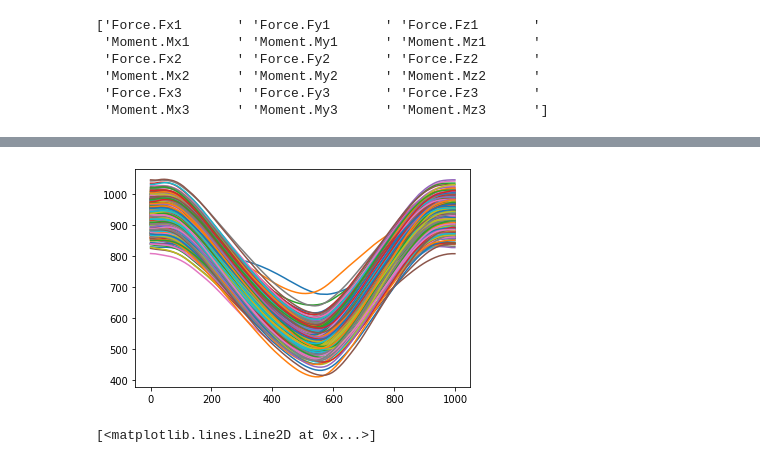
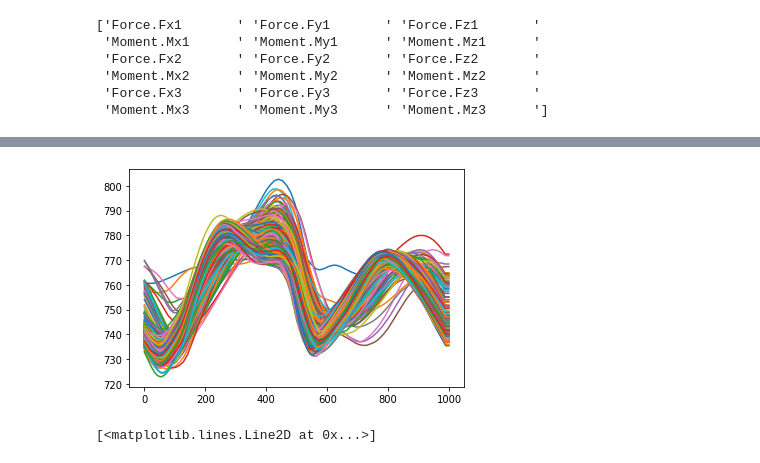
Before and after one commit to inseungkang/learningalgos, a Jupyter notebook: readc3d.ipynb, the cells around one changed output, grey strips where cells are left out. Saved outputs shown, nothing was run; the diff lists cells and outputs as text; code cells hidden in the pictures.

Commit message:
update stance idx code

```diff
--- a/readc3d.ipynb
+++ b/readc3d.ipynb
@@ -140,7 +191,7 @@ stance_idx_l = compute_stance_idx(force_l[:,2])
 
 foot_r = data_2_gc_resample(foot_r, stance_idx_r)
 foot_l = data_2_gc_resample(foot_l, stance_idx_l)
-
+com = data_2_gc_resample(com, stance_idx_r)
 # x = np.arange(len(force_r[:,2]))
 # heel = np.ones(len(stance_idx_r))*-100
 # plt.plot(x, force_r[:,2])
@@ -148,11 +199,11 @@ foot_l = data_2_gc_resample(foot_l, stance_idx_l)
 # plt.plot(stance_idx_r[:,1], heel,'bo')
 # plt.xlim(15000, 15500)
 # %%
-plt.plot(result[:,:,1])
+plt.plot(com[:,:,2])
 # # plt.ylim(-2, 2)
 plt.show()
 # %% [output]
-[figure, old version]
+[figure, new version]
 # %%
 # COM trajectory
 # test out the example of Pelvis Y
```
Also changed, not shown: parts of 2 cells of this notebook.
